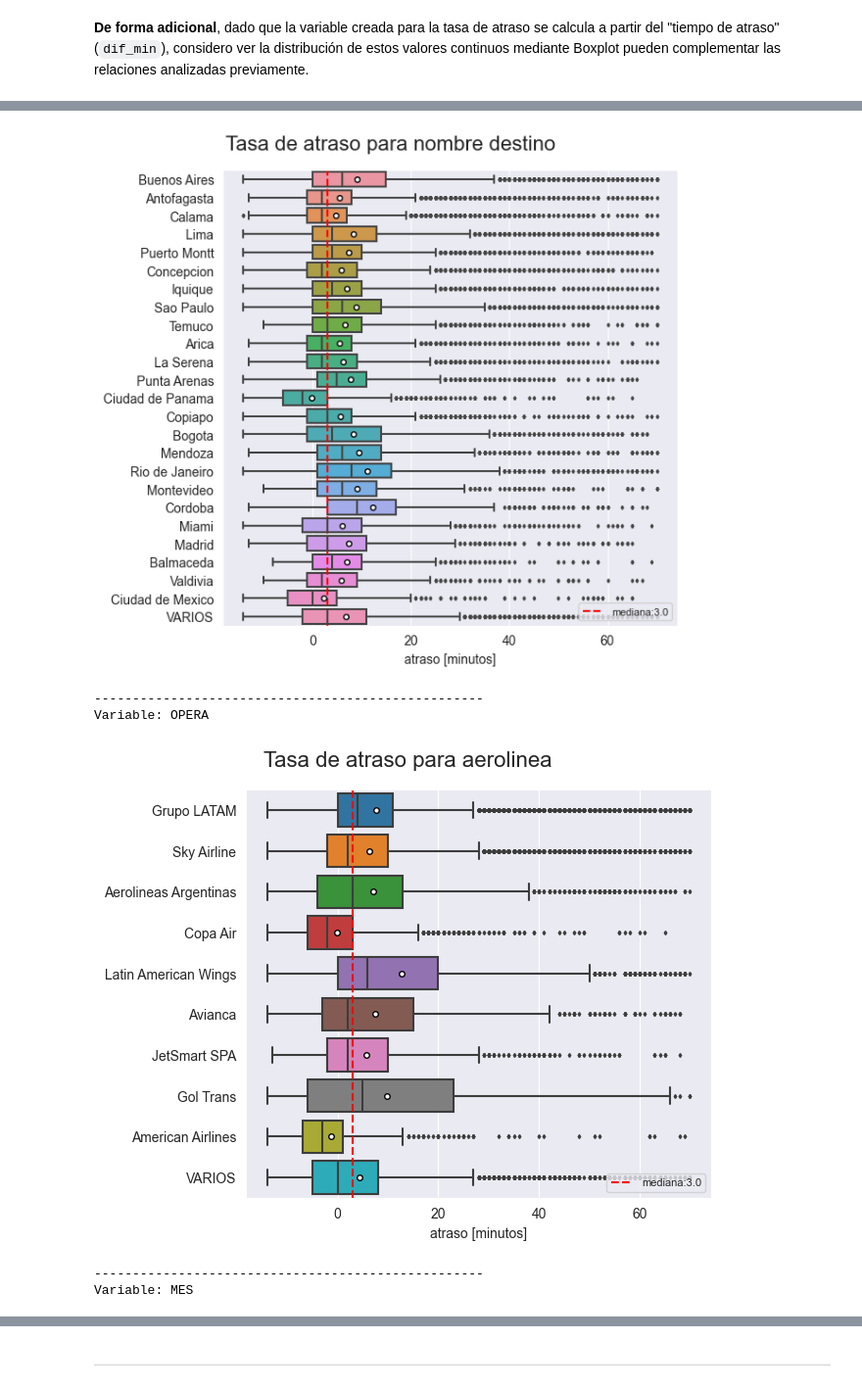
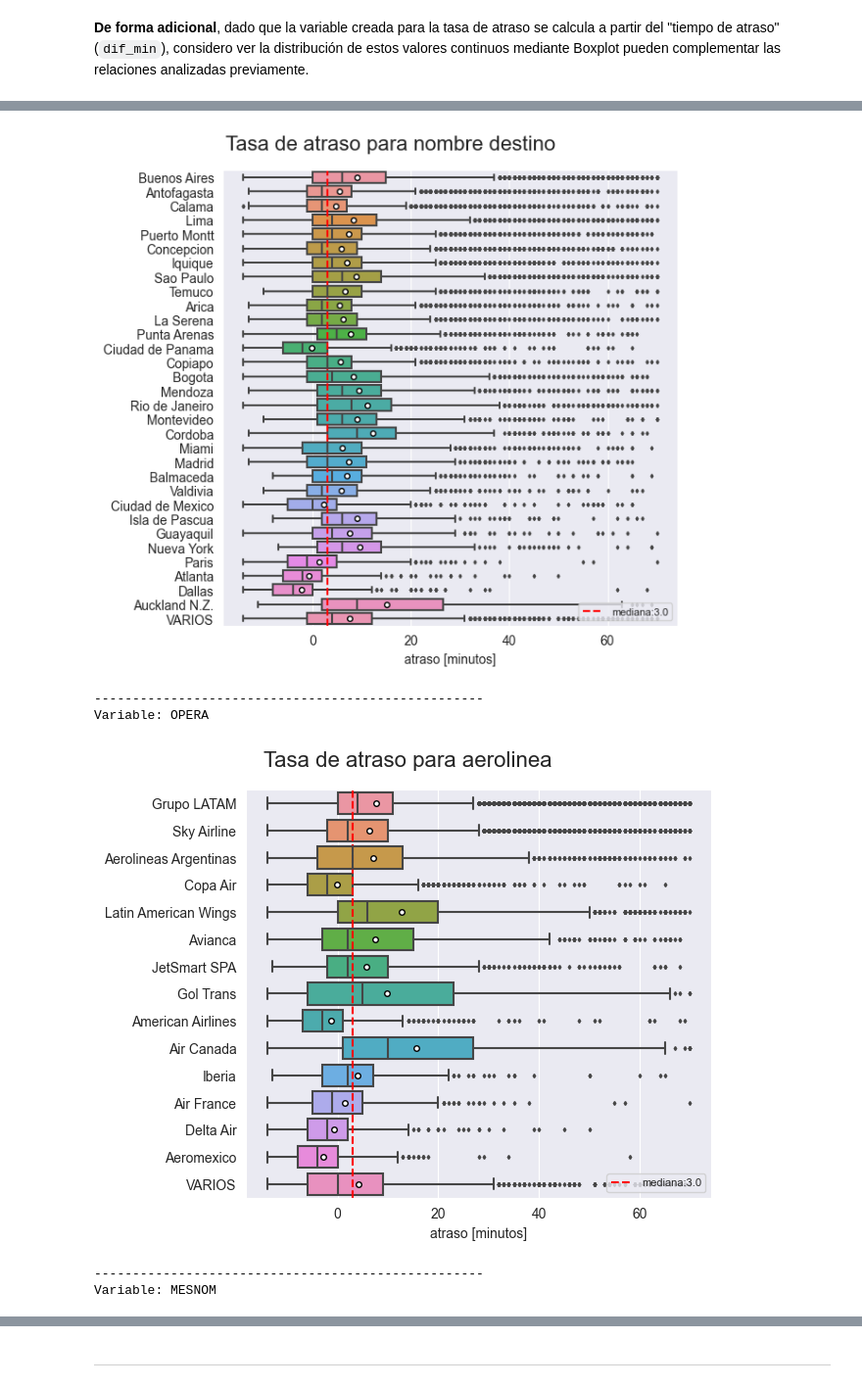
Before and after one commit to Mishagk/LATAM-Desafio-DS, a Jupyter notebook: solution.ipynb, the cells around one changed output, grey strips where cells are left out. Shown at 98% size. Saved outputs shown, nothing was run; the diff lists cells and outputs as text; code cells hidden in the pictures.

Commit message:
actualizacion - ajuste Barplot y Boxplot para visualizacion Q3

```diff
--- a/solution.ipynb
+++ b/solution.ipynb
@@ -1324,9 +1324,9 @@ Se guardó al CSV con nombre `synthetic_features.csv`, las 4 variables creadas i
 # Formateo de datos y seleccion
 
 data["DIA"] = data["DIA"].map(str)
-data["MES"] = data["MES"].map(str)
+data["MESNOM"] = data["MESNOM"].map(str)
 data["temporada_alta"] = data["temporada_alta"].map(str)
 
-variables = ["Des-O","SIGLADES","OPERA","MES","DIANOM","temporada_alta","TIPOVUELO","atraso_15"] # variables indicadas en pregunta
+variables = ["Des-O","SIGLADES","OPERA","MESNOM","DIANOM","temporada_alta","TIPOVUELO","atraso_15"] # variables indicadas en pregunta
 data[variables].head()
 # %% [output]
@@ -1718,7 +1718,8 @@ print('Rango de analisis de tiempo de atraso [minutos] :: minimo:',limite_atraso
 
 titulos = ["codigo destino","nombre destino","aerolinea","mes del año","dia de la semana","temporada alta","tipo de vuelo"]
 for i in range(len(variables[:-1])):
-    graf_boxplot(data.copy(),variables[i],variable_y="dif_min",titulo=titulos[i],aplica_limites=1,miny=limite_atraso_min,maxy=limite_atraso_max,agrupa_dens=1,porc_min=1.0)
+    graf_boxplot(data.copy(),variables[i],variable_y="dif_min",titulo=titulos[i],aplica_limites=1,
+                 miny=limite_atraso_min,maxy=limite_atraso_max,agrupa_dens=1,porc_min=0.50)
 # %% [output]
 Rango de analisis de tiempo de atraso [minutos] :: minimo: -30  ; maximo: 70
 ---------------------------------------------------
@@ -1727,8 +1728,8 @@ Variable: Des-O
 ---------------------------------------------------
 Variable: SIGLADES
-[figure, old version]
+[figure, new version]
 ---------------------------------------------------
 Variable: OPERA
-[figure, old version]
+[figure, new version]
 ---------------------------------------------------
-Variable: MES
+Variable: MESNOM
```
Also changed, not shown: parts of 8 cells of this notebook.
